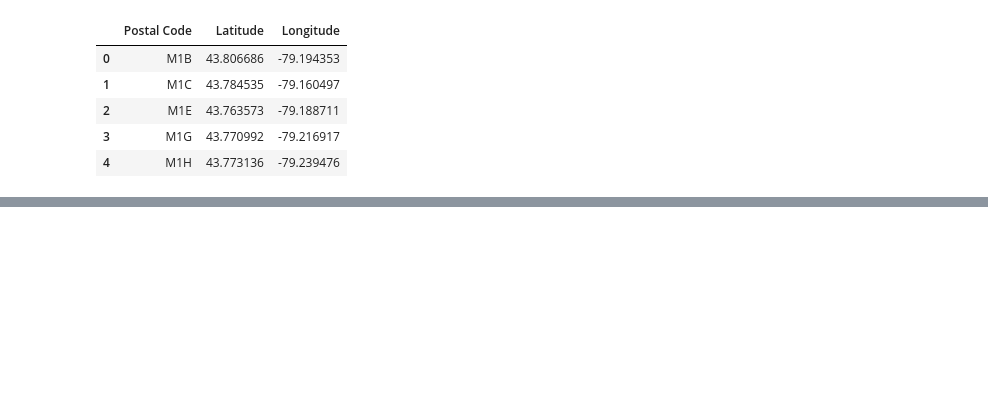
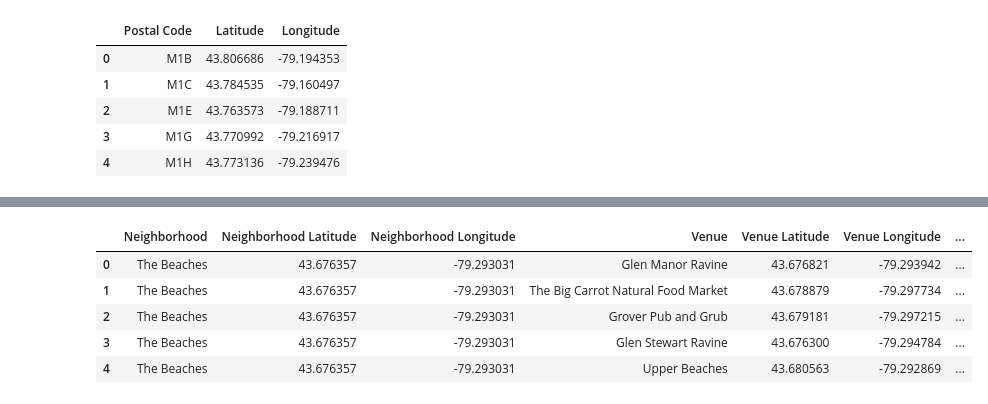
Before and after one commit to Meabhishekb/Coursera_Capstone, a Jupyter notebook: capstone final project.ipynb, the cells around one changed output, grey strips where cells are left out. Cells and saved outputs as stored; diff of their text form; code cells hidden in the pictures; blank space fills up the shorter version.

```diff
--- a/capstone final project.ipynb
+++ b/capstone final project.ipynb
@@ -101,3 +103,8 @@ df1.head()
 | M1E | M1E | Scarborough | Guildwood, Morningside, West Hill |
 | M1G | M1G | Scarborough | Woburn |
 | M1H | M1H | Scarborough | Cedarbrae |
+# %%
+
+df1.index = range(0, len(df1))
+df1.columns = ['PostalCode', 'Borough', 'Neighborhood']
+df1.head()
@@ -111,3 +125,12 @@ coords.head()
 | 2 | M1E | 43.763573 | -79.188711 |
 | 3 | M1G | 43.770992 | -79.216917 |
 | 4 | M1H | 43.773136 | -79.239476 |
+# %%
+lats = []
+lons = []
+for index, row in df1.iterrows():
+    lats.append(coords[coords['Postal Code'] == row['PostalCode']].values[0][1])
+    lons.append(coords[coords['Postal Code'] == row['PostalCode']].values[0][2])
+
+df1 = df1.assign(latitude = lats, longitude = lons)
+df1.head()
@@ -113,0 +155,11 @@ coords.head()
+# %%
+#Integrating Foresquare
+CLIENT_ID = 'SPFH02E354QQVUNO3RZ4HOYDUWZVOTW3RTIEESUWS4GTAS1H' # your Foursquare ID
+CLIENT_SECRET = 'XTEJXHROOWJT11FLILUJXJ5JFB5M0Y41A0MVCKCD2R2R4K5Y' # your Foursquare Secret
+VERSION = '20190830' # Foursquare API version
+LIMIT = 100
+radius = 500
+
+print('Your credentails:')
+print('CLIENT_ID: ' + CLIENT_ID)
+print('CLIENT_SECRET:' + CLIENT_SECRET)
@@ -113,0 +232,9 @@ coords.head()
+# %%
+toronto_venues.head()
+# %% [output]
+|  | Neighborhood | Neighborhood Latitude | Neighborhood Longitude | Venue | Venue Latitude | Venue Longitude | ... |
+| 0 | The Beaches | 43.676357 | -79.293031 | Glen Manor Ravine | 43.676821 | -79.293942 | ... |
+| 1 | The Beaches | 43.676357 | -79.293031 | The Big Carrot Natural Food Market | 43.678879 | -79.297734 | ... |
+| 2 | The Beaches | 43.676357 | -79.293031 | Grover Pub and Grub | 43.679181 | -79.297215 | ... |
+| 3 | The Beaches | 43.676357 | -79.293031 | Glen Stewart Ravine | 43.676300 | -79.294784 | ... |
+| 4 | The Beaches | 43.676357 | -79.293031 | Upper Beaches | 43.680563 | -79.292869 | ... |
```
Also changed, not shown: parts of 12 cells of this notebook.
